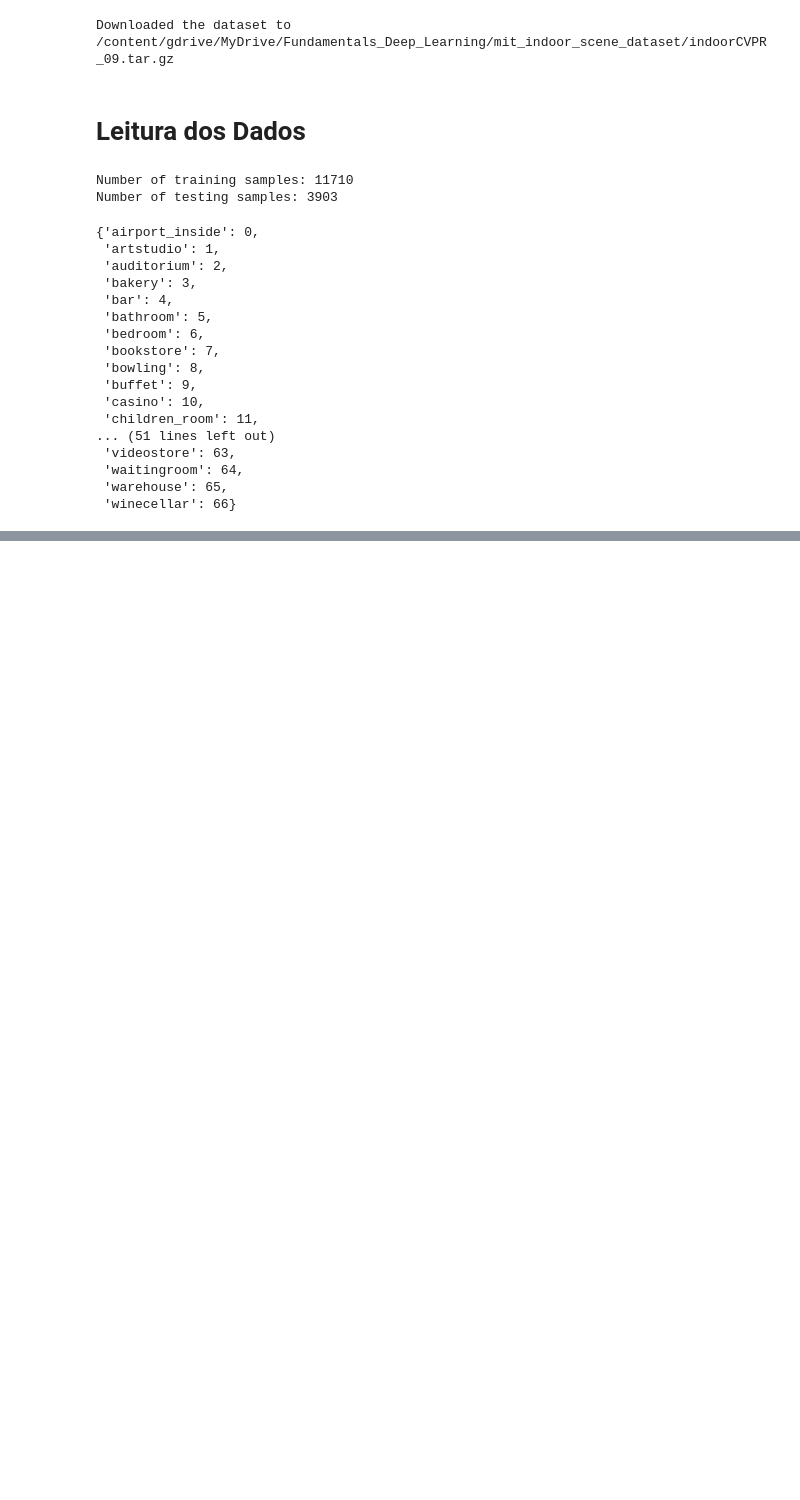
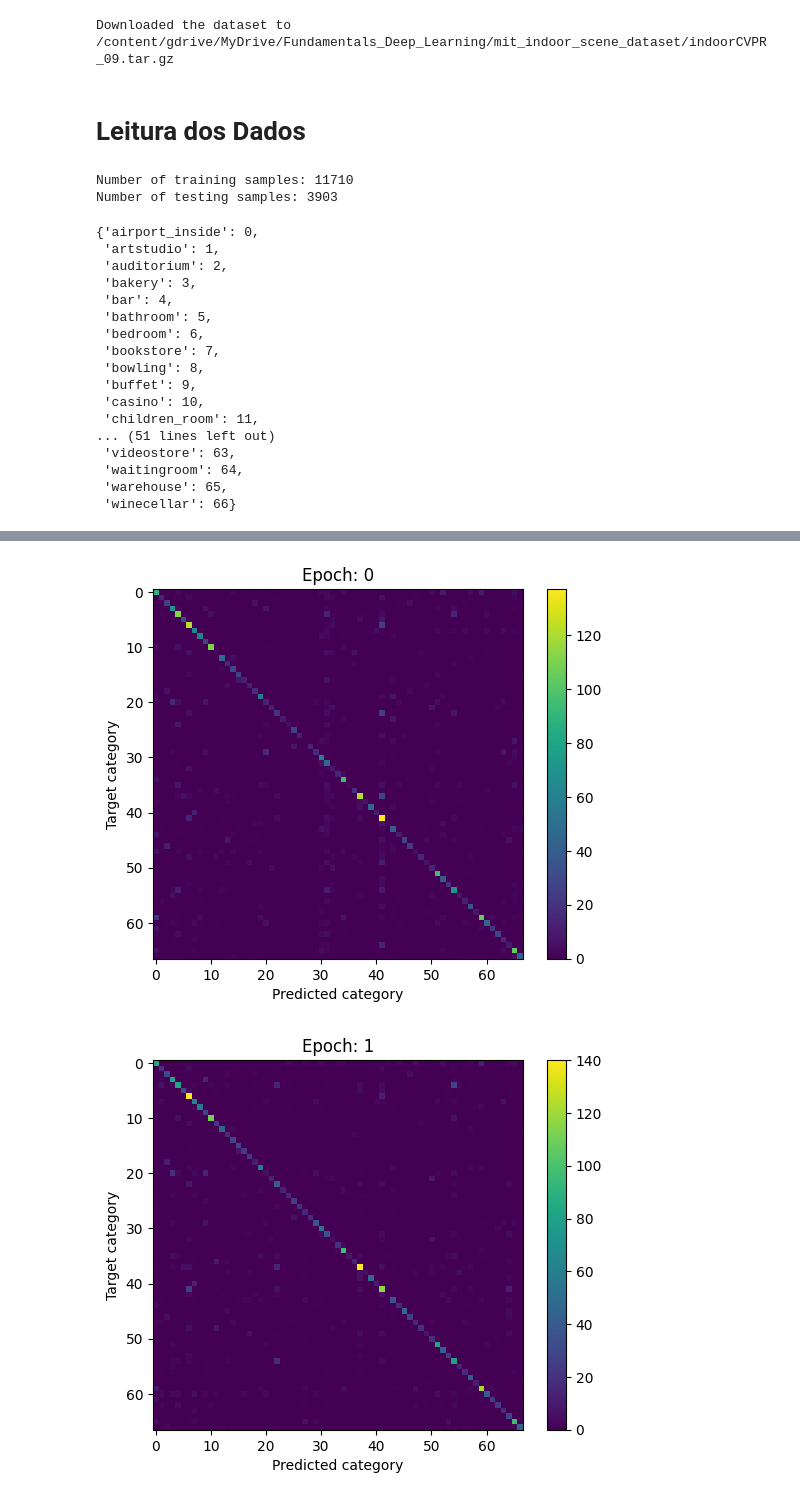
Before and after one commit to marreapato/Deep_Learning_Course, a Jupyter notebook: Reading_MIT_Indoor_Scene.ipynb, the cells around one changed output, grey strips where cells are left out. Drawn from its saved outputs; the diff is of its cells as text; code cells hidden in the pictures; blank space fills up the shorter version.

```diff
--- a/Reading_MIT_Indoor_Scene.ipynb
+++ b/Reading_MIT_Indoor_Scene.ipynb
@@ -348,0 +816,15 @@ plt.show()
+# %%
+import matplotlib.pyplot as plt
+
+for idx in range(len(ckp['cm_history'])):
+  plt.imshow(ckp['cm_history'][idx], label='F1')
+
+  plt.ylabel('Target category')
+  plt.xlabel('Predicted category')
+
+  plt.colorbar()
+  plt.title(f'Epoch: {idx}')
+  plt.show()
+# %% [output]
+[figure, added]
+[figure, added]
```
Also changed, not shown: parts of 33 cells of this notebook.
